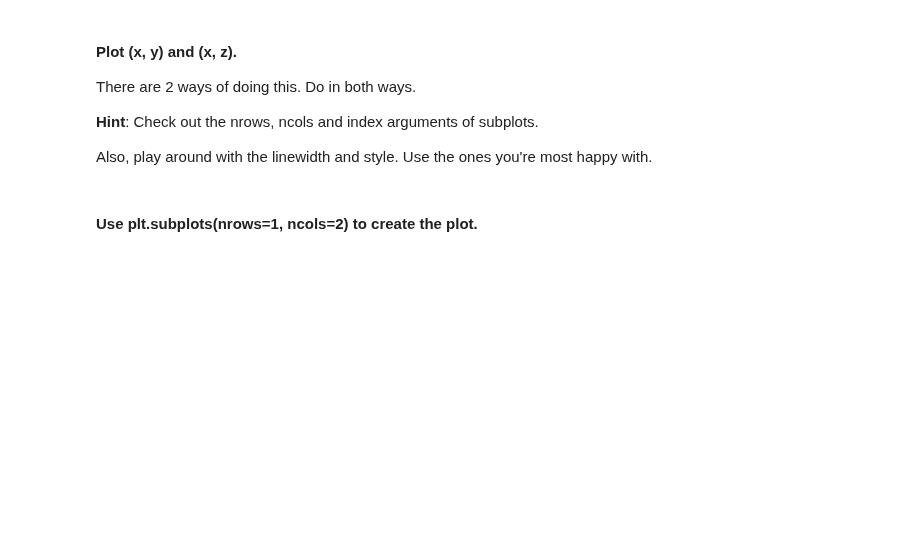
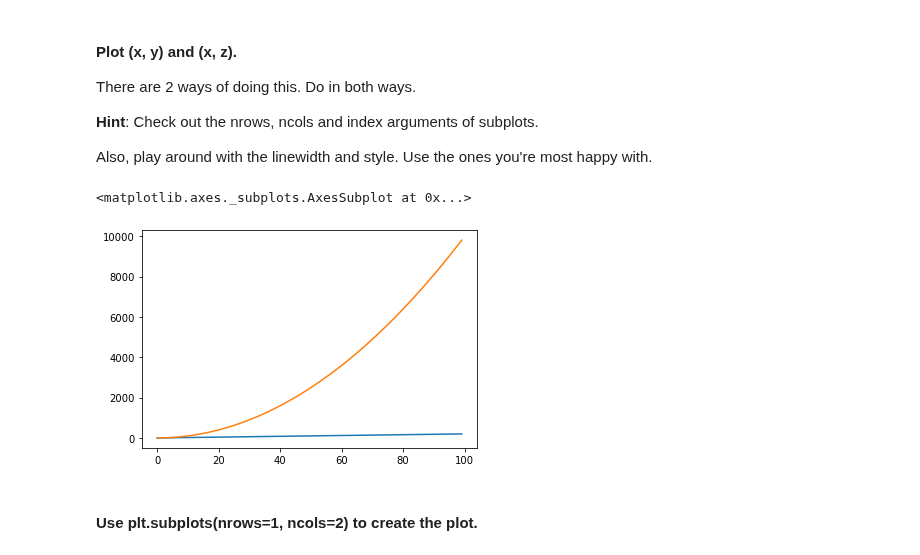
Before and after one commit to ta-data-lis/lab-matplotlib-seaborn, a Jupyter notebook: your-code/main.ipynb, the cells around one changed output. Saved outputs shown, nothing was run; the diff lists cells and outputs as text; code cells hidden in the pictures; blank space fills up the shorter version.

Commit message:
[lab-matplotlib-seaborn]-MaximilianKempken
Solution

```diff
--- a/your-code/main.ipynb
+++ b/your-code/main.ipynb
@@ -25,2 +27,9 @@ Also, play around with the linewidth and style. Use the ones you're most happy w
+# %%
+# Method 1
+sns.lineplot(x, y, sizes=(20, 200))
+sns.lineplot(x, z, sizes=(20, 200))
+# %% [output]
+<matplotlib.axes._subplots.AxesSubplot at 0x...>
+[figure, added]
 # %% [markdown]
 #### Use plt.subplots(nrows=1, ncols=2) to create the plot.
```
Also changed, not shown: parts of 49 cells of this notebook, 3 other files.
